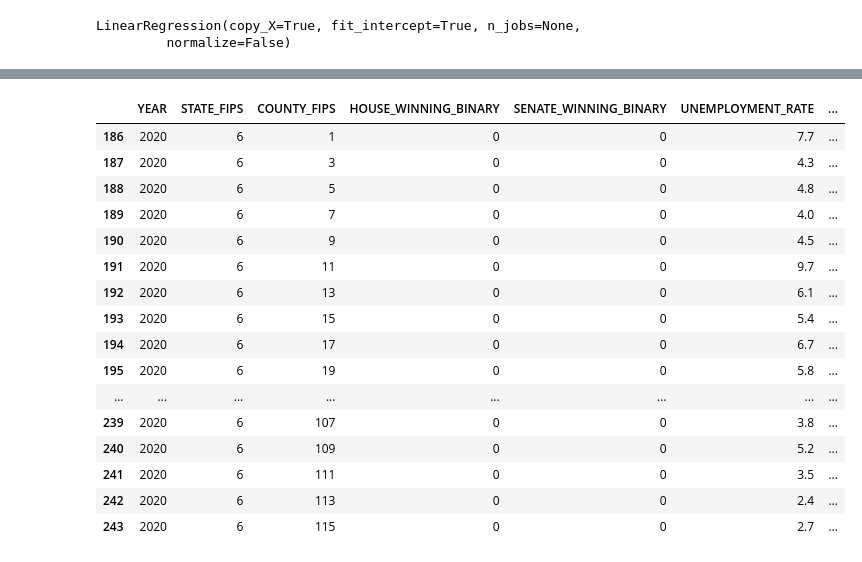
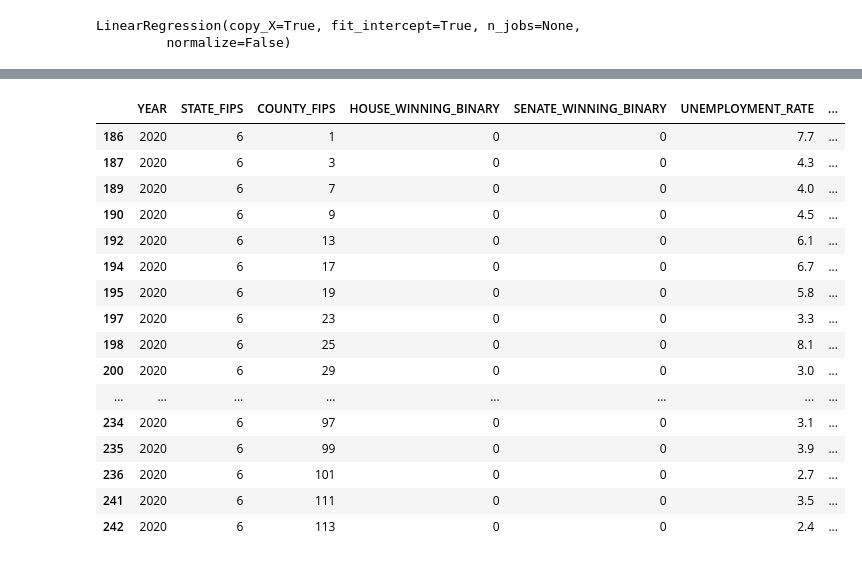
Before and after one commit to ehuang13/w210-presidential-election, a Jupyter notebook: harith/notebook/2020 Prediction Pipeline Phase 1.ipynb, the cells around one changed output, grey strips where cells are left out. Cells and saved outputs as stored; diff of their text form; code cells hidden in the pictures.

```diff
--- a/harith/notebook/2020 Prediction Pipeline Phase 1.ipynb
+++ b/harith/notebook/2020 Prediction Pipeline Phase 1.ipynb
@@ -491,0 +517,5 @@ data_2020.loc[data_2020['HOUSE_WINNING_BINARY'] == 0]
+# %%
+data_2020.drop('WINNING_PARTY_BINARY', axis=1, inplace=True)
+y_pred_rfc = rfc.predict(data_2020)
+# %%
+data_2020['WINNING_PARTY_BINARY'] = y_pred_rfc
@@ -493,7 +543,7 @@ data_2020.loc[data_2020['HOUSE_WINNING_BINARY'] == 0]
 ## now use this to predict the total votes in each county using Linear Regression
 # %%
 votes_historcail_df = pd.read_csv("../../data/combined_jun22_train.csv", encoding = "ISO-8859-1")
-votes_df = pd.read_csv("../../data/F20_predictions_jun28.csv")
+votes_df = pd.read_csv("../../data/F20_phase2_0707.csv")
 # %%
 votes_historcail_df['REP_VOTES'] = votes_historcail_df['REP_VOTES'].astype(np.int64)
 # %%
@@ -573,8 +625,9 @@ data_2020
 # %%
 ###-------- take 2 -------##
 # %%
-votes_historcail_df = pd.read_csv("../../data/combined_jun22_train.csv", encoding = "ISO-8859-1")
-votes_df = pd.read_csv("../../data/F20_predictions_jun28.csv")
+votes_historcail_df = pd.read_csv("../../data/Data-Jul07/combined_jul05.csv", encoding = "ISO-8859-1")
+#votes_df = pd.read_csv("../../data/F20_predictions_jun28.csv")
+votes_df = pd.read_csv("../../data/F20_phase2_rfc_0707.csv")
 # %%
 votes_historcail_df_copy = votes_historcail_df[['STATE_FIPS', 'COUNTY_FIPS', 'COUNTY_TOTALVOTES', 'WINNING_PARTY_BINARY', 'REP_VOTES']]
 # %%
@@ -666,24 +720,24 @@ data_2020
 #info D total votes.
 data_2020['DEM_VOTES'] = data_2020['COUNTY_TOTALVOTES'] - data_2020['REP_VOTES']
 # %%
-data_2020.loc[data_2020['STATE_FIPS'] == 6]
+data_2020.loc[(data_2020['STATE_FIPS'] == 6) & (data_2020['WINNING_PARTY_BINARY'] == 0)]
 # %% [output]
 |  | YEAR | STATE_FIPS | COUNTY_FIPS | HOUSE_WINNING_BINARY | SENATE_WINNING_BINARY | UNEMPLOYMENT_RATE | ... |
 | 186 | 2020 | 6 | 1 | 0 | 0 | 7.7 | ... |
 | 187 | 2020 | 6 | 3 | 0 | 0 | 4.3 | ... |
-| 188 | 2020 | 6 | 5 | 0 | 0 | 4.8 | ... |
 | 189 | 2020 | 6 | 7 | 0 | 0 | 4.0 | ... |
 | 190 | 2020 | 6 | 9 | 0 | 0 | 4.5 | ... |
-| 191 | 2020 | 6 | 11 | 0 | 0 | 9.7 | ... |
 | 192 | 2020 | 6 | 13 | 0 | 0 | 6.1 | ... |
-| 193 | 2020 | 6 | 15 | 0 | 0 | 5.4 | ... |
 | 194 | 2020 | 6 | 17 | 0 | 0 | 6.7 | ... |
 | 195 | 2020 | 6 | 19 | 0 | 0 | 5.8 | ... |
+| 197 | 2020 | 6 | 23 | 0 | 0 | 3.3 | ... |
+| 198 | 2020 | 6 | 25 | 0 | 0 | 8.1 | ... |
+| 200 | 2020 | 6 | 29 | 0 | 0 | 3.0 | ... |
 | ... | ... | ... | ... | ... | ... | ... | ... |
-| 239 | 2020 | 6 | 107 | 0 | 0 | 3.8 | ... |
-| 240 | 2020 | 6 | 109 | 0 | 0 | 5.2 | ... |
+| 234 | 2020 | 6 | 97 | 0 | 0 | 3.1 | ... |
+| 235 | 2020 | 6 | 99 | 0 | 0 | 3.9 | ... |
+| 236 | 2020 | 6 | 101 | 0 | 0 | 2.7 | ... |
 | 241 | 2020 | 6 | 111 | 0 | 0 | 3.5 | ... |
 | 242 | 2020 | 6 | 113 | 0 | 0 | 2.4 | ... |
-| 243 | 2020 | 6 | 115 | 0 | 0 | 2.7 | ... |
 # %%
 #save to csv
```
Also changed, not shown: parts of 57 cells of this notebook, 7 other files.
